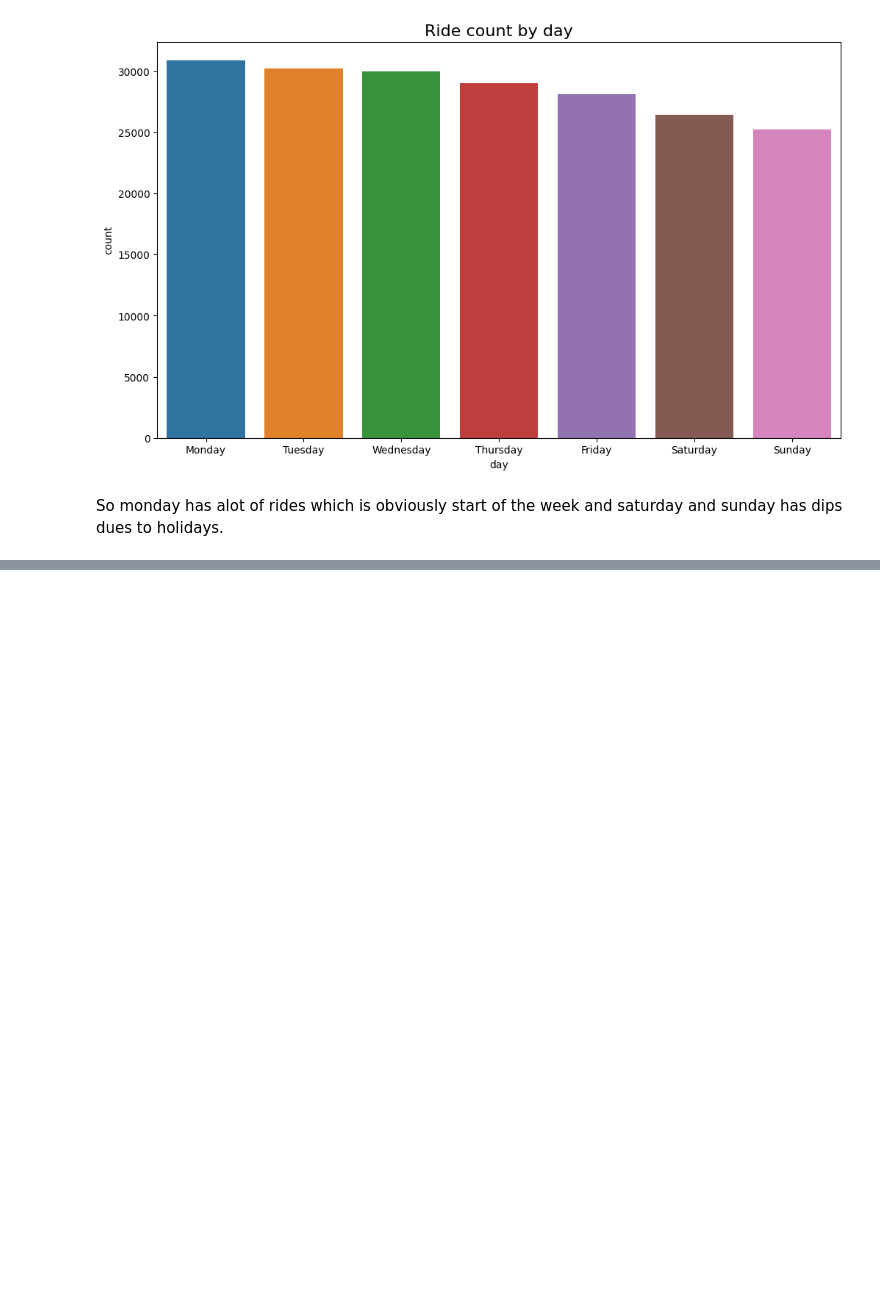
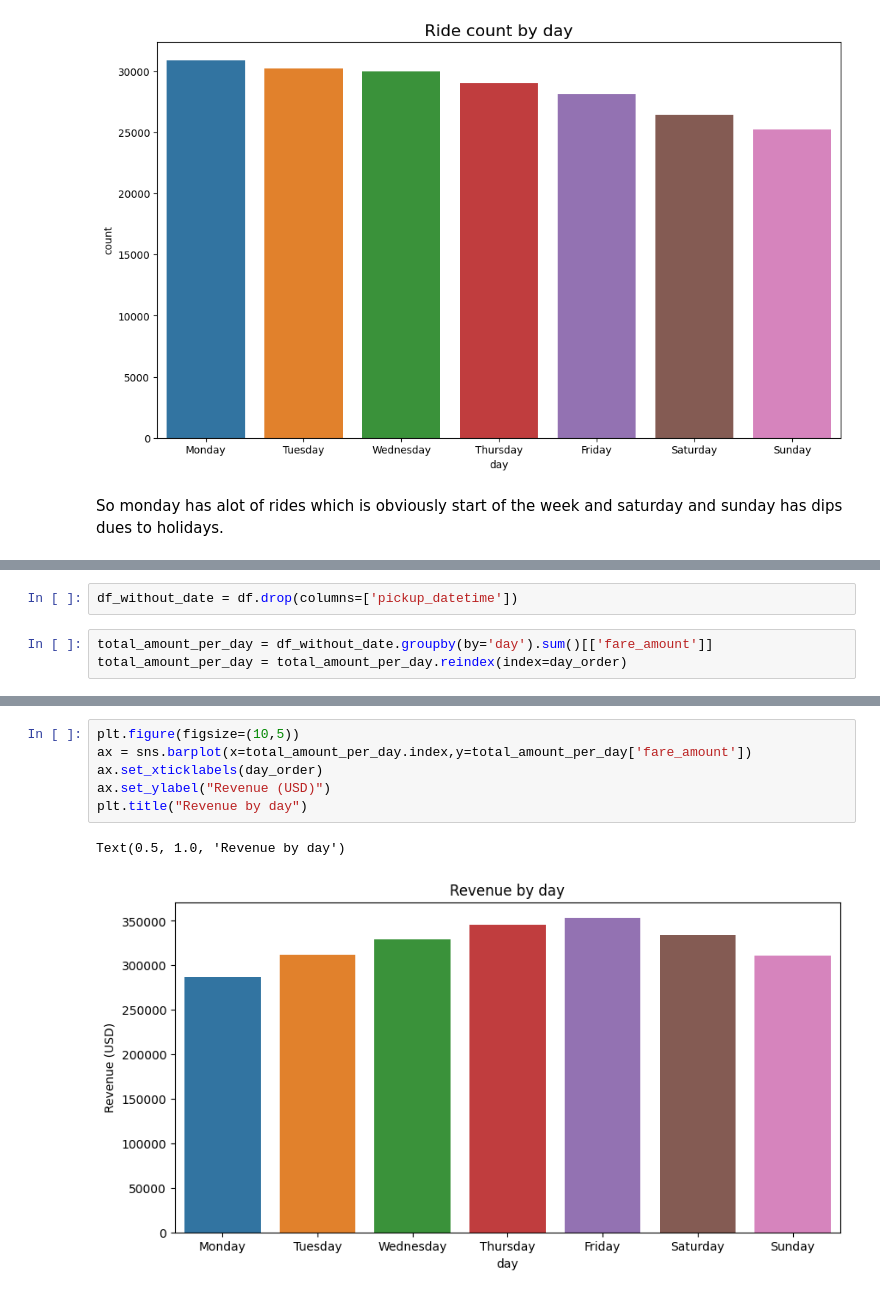
Before and after one commit to rashidulhaq-coding/data-analysis, a Jupyter notebook: uber-taxi-fares.ipynb, the cells around one changed output, grey strips where cells are left out. Drawn from its saved outputs; the diff is of its cells as text; blank space fills up the shorter version.

Commit message:
Kaggle Notebook | Uber Taxi Fares | EDA and Hypothesis testing completed

```diff
--- a/uber-taxi-fares.ipynb
+++ b/uber-taxi-fares.ipynb
@@ -358,0 +346,5 @@ So monday has alot of rides which is obviously start of the week and saturday an
+# %%
+df_without_date = df.drop(columns=['pickup_datetime'])
+# %%
+total_amount_per_day = df_without_date.groupby(by='day').sum()[['fare_amount']]
+total_amount_per_day = total_amount_per_day.reindex(index=day_order)
@@ -358,0 +363,9 @@ So monday has alot of rides which is obviously start of the week and saturday an
+# %%
+plt.figure(figsize=(10,5))
+ax = sns.barplot(x=total_amount_per_day.index,y=total_amount_per_day['fare_amount'])
+ax.set_xticklabels(day_order)
+ax.set_ylabel("Revenue (USD)")
+plt.title("Revenue by day")
+# %% [output]
+Text(0.5, 1.0, 'Revenue by day')
+[figure, added]
```
Also changed, not shown: parts of 27 cells of this notebook.
